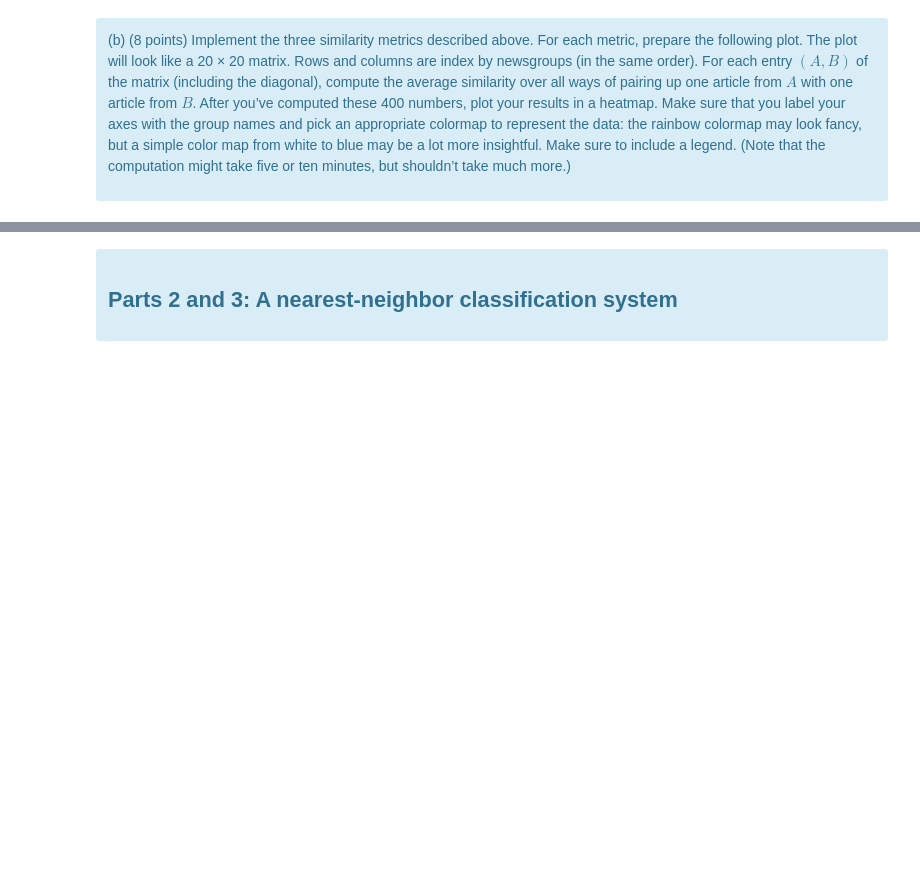
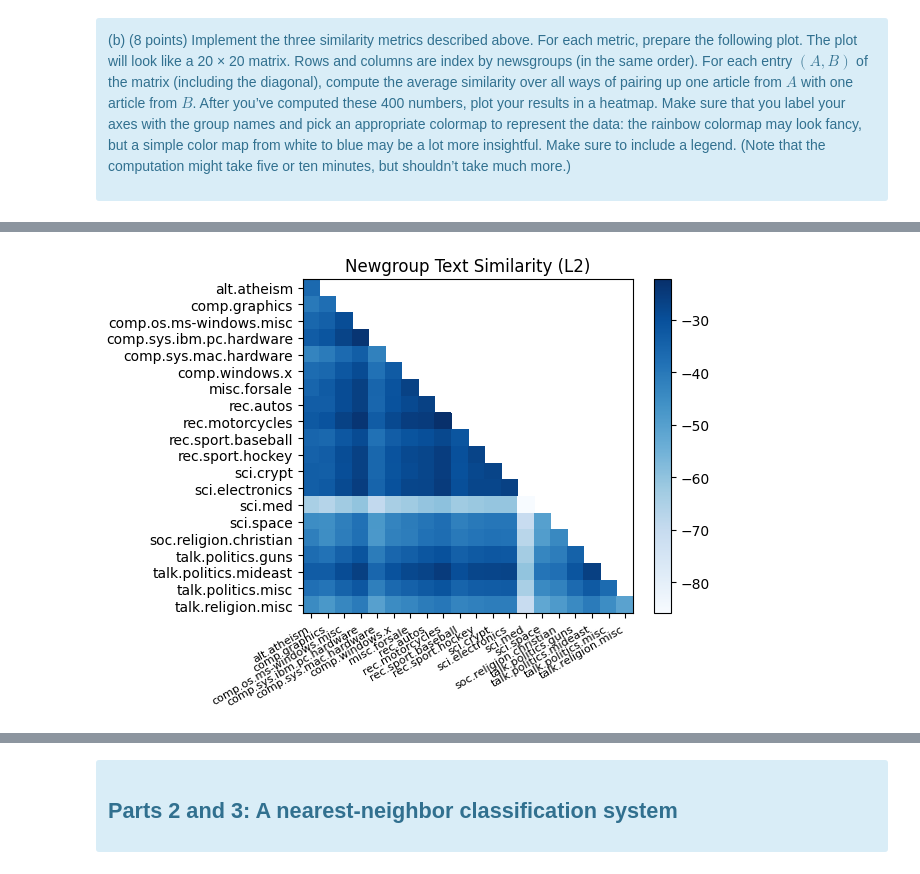
Before and after one commit to garfieldnate/Stanford-CS-168_Modern_Algorithmic_Toolbox, a Jupyter notebook: cs168/notebooks/mini_project_2.ipynb, the cells around one changed output, grey strips where cells are left out. Saved outputs shown, nothing was run; the diff lists cells and outputs as text; code cells hidden in the pictures; blank space fills up the shorter version.

```diff
--- a/cs168/notebooks/mini_project_2.ipynb
+++ b/cs168/notebooks/mini_project_2.ipynb
@@ -125,0 +249,3 @@ assert_approx_equal(cosine_sim(test_df_1, test_df_3), 0.8898826)
+# %%
+l2_similarities = get_average_distances(data, l2_sim, labels)
+l2_similarities = l2_similarities.rename(index=group_names, columns=group_names)
@@ -125,0 +286,4 @@ assert_approx_equal(cosine_sim(test_df_1, test_df_3), 0.8898826)
+# %%
+makeHeatMap(l2_similarities, "Newgroup Text Similarity (L2)")
+# %% [output]
+[figure, added]
```
Also changed, not shown: parts of 15 cells of this notebook, 3 other files.
